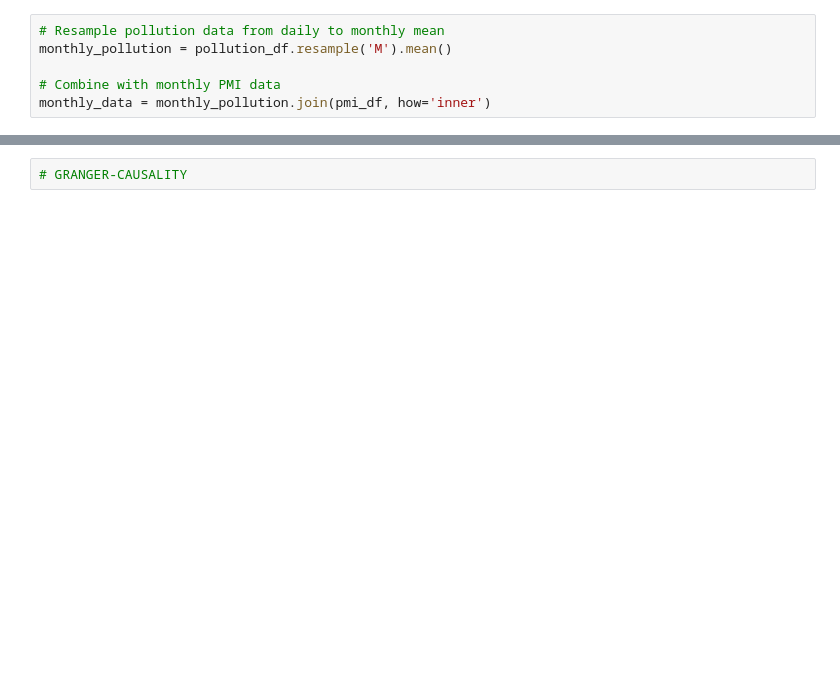
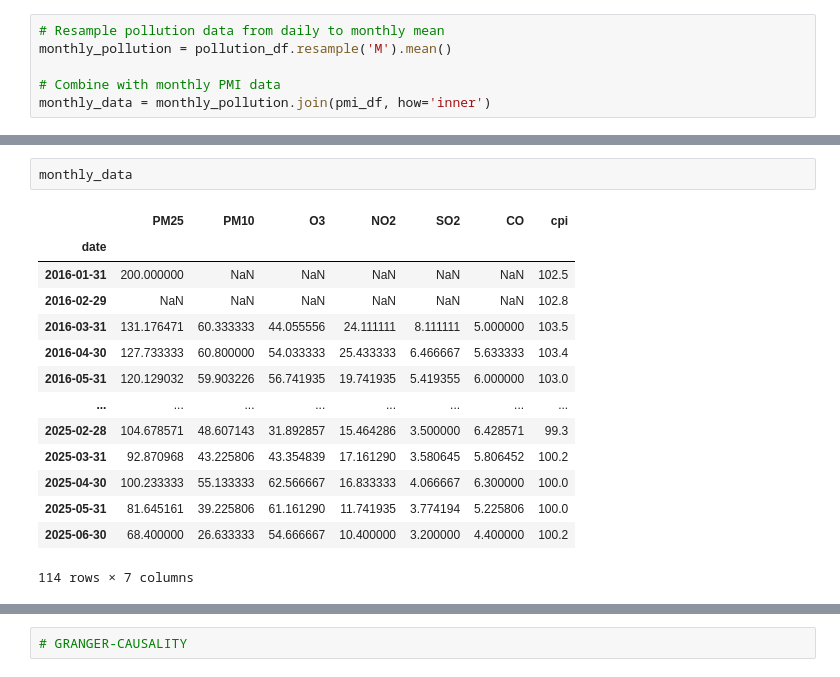
Before and after one commit to JosephMacula/umn_bootcamp_capstone_project, a Jupyter notebook: time-series-models/ccf.ipynb, the cells around one changed output, grey strips where cells are left out. Drawn from its saved outputs; the diff is of its cells as text; blank space fills up the shorter version.

```diff
--- a/time-series-models/ccf.ipynb
+++ b/time-series-models/ccf.ipynb
@@ -49,3 +152,20 @@ monthly_data = monthly_pollution.join(pmi_df, how='inner')
+# %%
+monthly_data
+# %% [output]
+|  | PM25 | PM10 | O3 | NO2 | SO2 | CO | cpi |
+| date |  |  |  |  |  |  |  |
+| 2016-01-31 | 200.000000 | NaN | NaN | NaN | NaN | NaN | 102.5 |
+| 2016-02-29 | NaN | NaN | NaN | NaN | NaN | NaN | 102.8 |
+| 2016-03-31 | 131.176471 | 60.333333 | 44.055556 | 24.111111 | 8.111111 | 5.000000 | 103.5 |
+| 2016-04-30 | 127.733333 | 60.800000 | 54.033333 | 25.433333 | 6.466667 | 5.633333 | 103.4 |
+| 2016-05-31 | 120.129032 | 59.903226 | 56.741935 | 19.741935 | 5.419355 | 6.000000 | 103.0 |
+| ... | ... | ... | ... | ... | ... | ... | ... |
+| 2025-02-28 | 104.678571 | 48.607143 | 31.892857 | 15.464286 | 3.500000 | 6.428571 | 99.3 |
+| 2025-03-31 | 92.870968 | 43.225806 | 43.354839 | 17.161290 | 3.580645 | 5.806452 | 100.2 |
+| 2025-04-30 | 100.233333 | 55.133333 | 62.566667 | 16.833333 | 4.066667 | 6.300000 | 100.0 |
+| 2025-05-31 | 81.645161 | 39.225806 | 61.161290 | 11.741935 | 3.774194 | 5.225806 | 100.0 |
+| 2025-06-30 | 68.400000 | 26.633333 | 54.666667 | 10.400000 | 3.200000 | 4.400000 | 100.2 |
+114 rows × 7 columns
 # %%
 def ccf(pollutant):
     # Check & Enforce Stationarity
```
Also changed, not shown: parts of 15 cells of this notebook, 5 other files.
